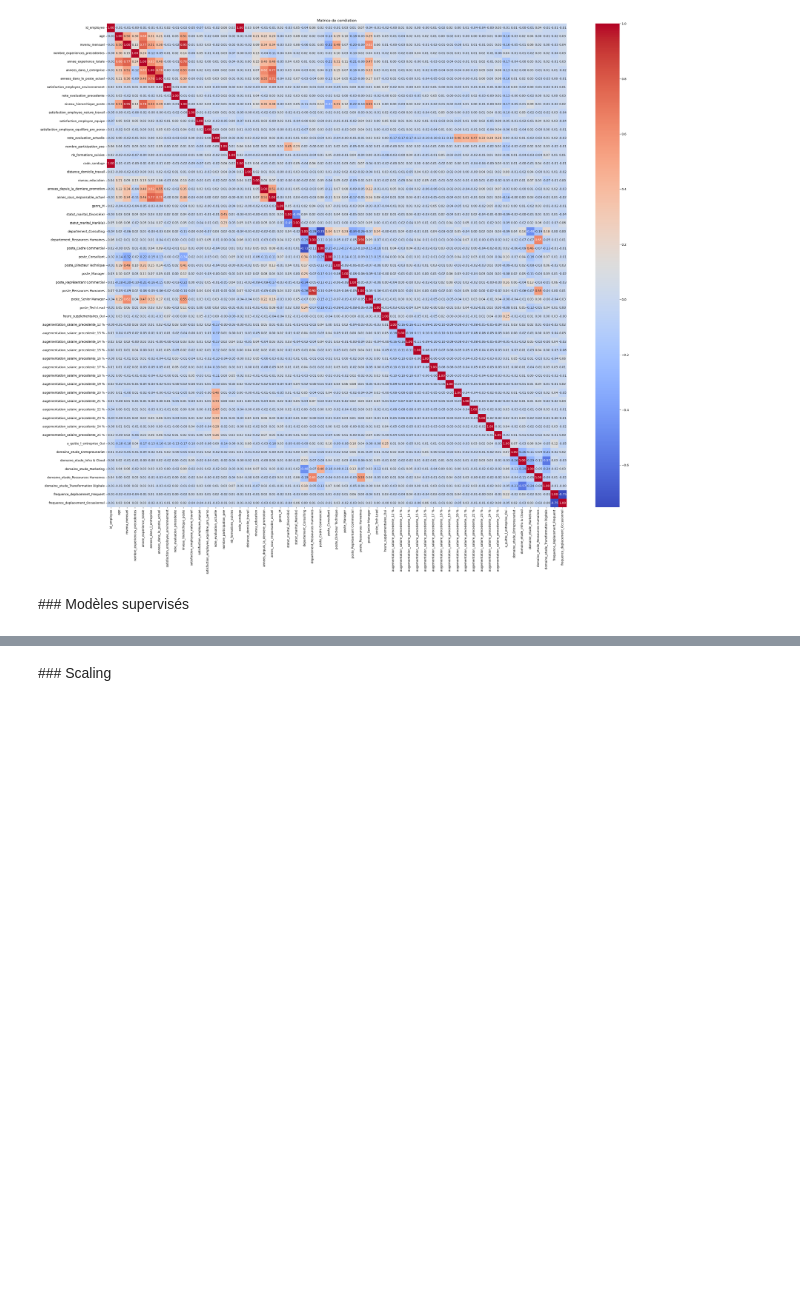
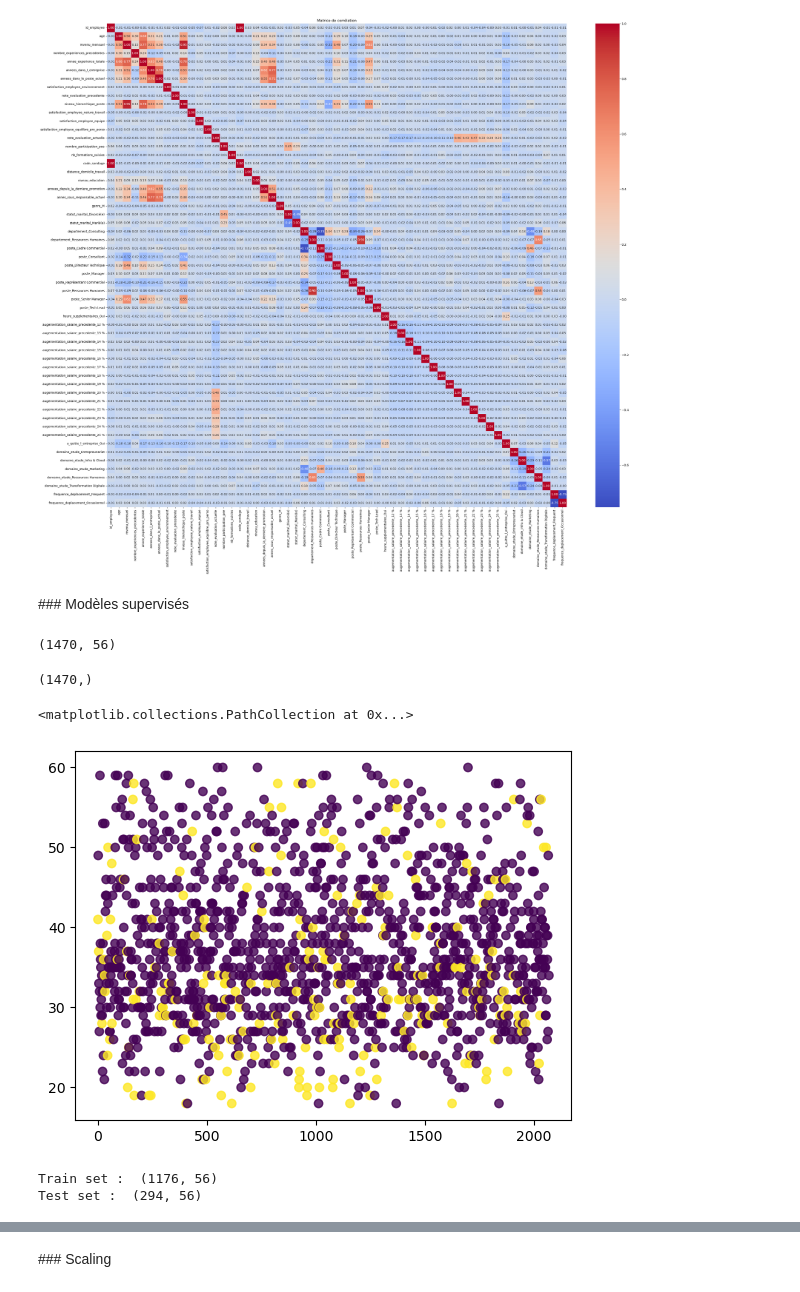
Before and after one commit to wad974/PROJET_4_IA_ENGINEER, a Jupyter notebook: notebook.ipynb, the cells around one changed output, grey strips where cells are left out. Cells and saved outputs as stored; diff of their text form; code cells hidden in the pictures; blank space fills up the shorter version.

```diff
--- a/notebook.ipynb
+++ b/notebook.ipynb
@@ -354,10 +354,28 @@ X = df_corr.copy()
 X = X.drop(columns=['a_quitte_l_entreprise_Oui'])
 # on recupere le target
 y = df_corr['a_quitte_l_entreprise_Oui']
+# %%
+X.shape
+# %% [output]
+(1470, 56)
+# %%
+y.shape
+# %% [output]
+(1470,)
+# %%
+plt.scatter(X.iloc[:,0], X.iloc[:,1], c=y, alpha=0.8)
+# %% [output]
+<matplotlib.collections.PathCollection at 0x...>
+[figure, added]
 # %%
 # on separe ici les données dans le code complet X et y (train/test)
 # j'utilise import train_test_split dans sklearn.model_selection (il vient du même module de GriDCV Search)
 # liens doc officiel : https://scikit-learn.org/stable/modules/generated/sklearn.model_selection.train_test_split.html
 from sklearn.model_selection import train_test_split
-X_train, X_test, y_train, y_test = train_test_split(X, y, test_size=0.20, random_state=42)
+X_train, X_test, y_train, y_test = train_test_split(X, y, test_size=0.20, random_state=5) # 20 pourcent  de train test
+print('Train set : ', X_train.shape)
+print('Test set : ', X_test.shape)
+# %% [output]
+Train set :  (1176, 56)
+Test set :  (294, 56)
 # %%
```
Also changed, not shown: parts of 17 cells of this notebook.
